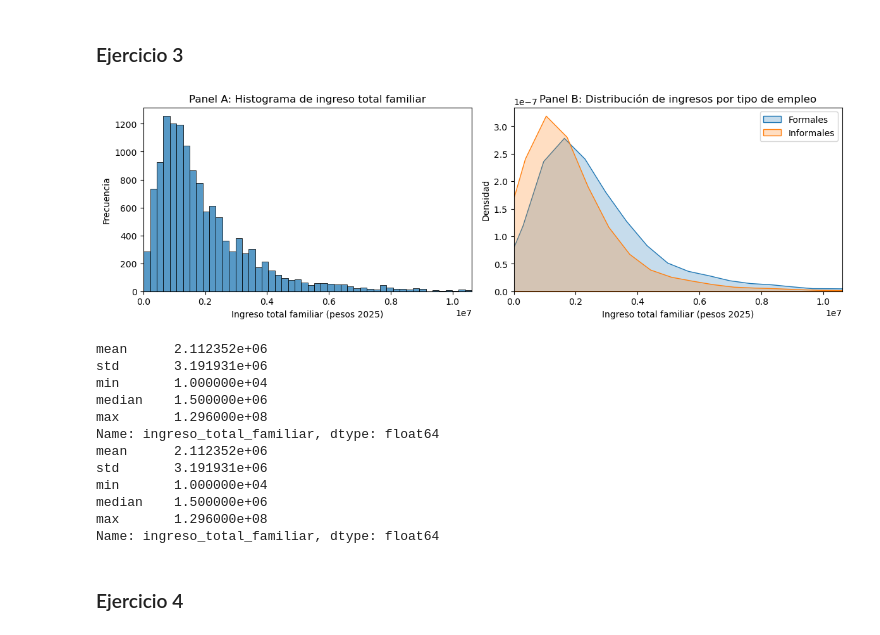
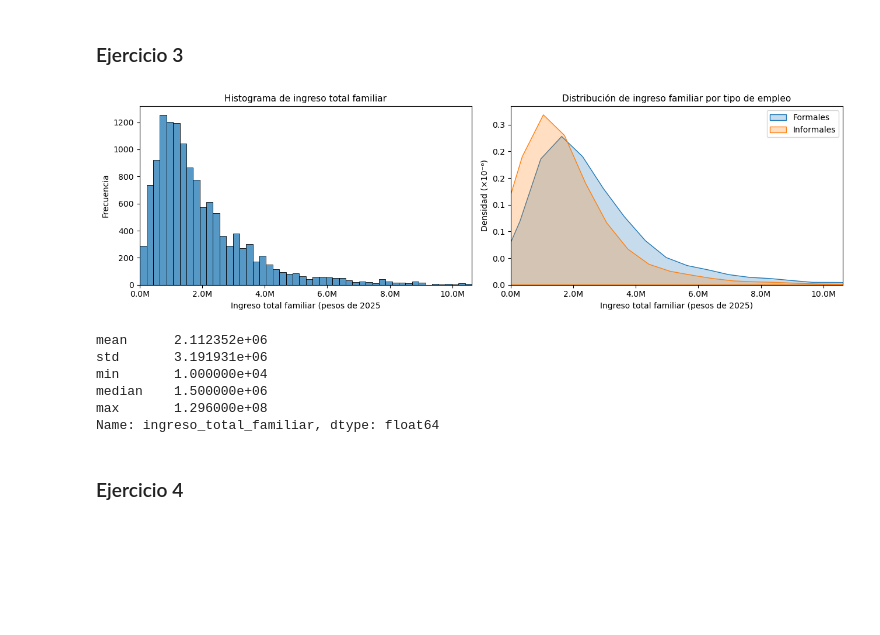
Before and after one commit to MariaFlorenciaPascale/E337_Grupo1, a Jupyter notebook: TP2/E337_Grupo1_TP2.ipynb, the cells around one changed output. Cells and saved outputs as stored; diff of their text form; code cells hidden in the pictures; blank space fills up the shorter version.

Commit message:
Cambios a limpieza de datos y Parte 1 ej 1

```diff
--- a/TP2/E337_Grupo1_TP2.ipynb
+++ b/TP2/E337_Grupo1_TP2.ipynb
@@ -429,66 +480,66 @@ Name: educ, dtype: float64
 
 factor = 1200
 
-# Creamos la variable
 df_eph_GBA['ingreso_total_familiar'] = np.where(
     df_eph_GBA['ANO4'] == 2005,
     df_eph_GBA['ITF'] * factor,
     df_eph_GBA['ITF']
 )
 df_eph_GBA.loc[df_eph_GBA['ingreso_total_familiar'] <= 0, 'ingreso_total_familiar'] = np.nan
 
-# Definimos limite (ahora sí existe la variable)
 limite = df_eph_GBA['ingreso_total_familiar'].quantile(0.99)
 
-# Armamos el histograma
-fig, axes = plt.subplots(1, 2, figsize=(12, 4))
+ocupados['ingreso_total_familiar'] = np.where(
+    ocupados['ANO4'] == 2005,
+    ocupados['ITF'] * factor,
+    ocupados['ITF']
+)
+ocupados.loc[ocupados['ingreso_total_familiar'] <= 0, 'ingreso_total_familiar'] = np.nan
 
-datos_histograma = df_eph_GBA['ingreso_total_familiar'].dropna()
-datos_histograma = datos_histograma[datos_histograma <= limite]
+fig, axes = plt.subplots(1, 2, figsize=(13, 4))
 
-sns.histplot(datos_histograma, ax=axes[0], bins=50)
-axes[0].set_title("Panel A: Histograma de ingreso total familiar")
-axes[0].set_xlabel("Ingreso total familiar (pesos 2025)")
+fmt_millones = mpl.ticker.FuncFormatter(lambda x, _: f'{x/1_000_000:.1f}M')
+
+#Histograma
+datos_hist = df_eph_GBA['ingreso_total_familiar'].dropna()
+datos_hist = datos_hist[datos_hist <= limite]
+
+sns.histplot(datos_hist, ax=axes[0], bins=50)
+axes[0].set_title("Histograma de ingreso total familiar", fontsize=11)
+axes[0].set_xlabel("Ingreso total familiar (pesos de 2025")
 axes[0].set_ylabel("Frecuencia")
 axes[0].set_xlim(0, limite)
+axes[0].xaxis.set_major_formatter(fmt_millones)
 
-# Kernel por formal/informal
-ocupados['ingreso_total_familiar'] = ocupados['ITF'].copy()
-ocupados.loc[ocupados['ANO4'] == 2005, 'ingreso_total_familiar'] = ocupados['ITF'] * factor
-ocupados.loc[ocupados['ingreso_total_familiar'] <= 0, 'ingreso_total_familiar'] = np.nan
-
+#Kernel
 formales   = ocupados[ocupados['informal'] == 0]['ingreso_total_familiar'].dropna()
 informales = ocupados[ocupados['informal'] == 1]['ingreso_total_familiar'].dropna()
 
 sns.kdeplot(formales,   fill=True, label='Formales',   ax=axes[1])
 sns.kdeplot(informales, fill=True, label='Informales', ax=axes[1])
-axes[1].set_title("Panel B: Distribución de ingresos por tipo de empleo")
-axes[1].set_xlabel("Ingreso total familiar (pesos 2025)")
-axes[1].set_ylabel("Densidad")
+axes[1].set_title("Distribución de ingreso familiar por tipo de empleo", fontsize=11)
+axes[1].set_xlabel("Ingreso total familiar (pesos de 2025)")
+axes[1].set_ylabel("Densidad (×10⁻⁶)")
 axes[1].set_xlim(0, limite)
+axes[1].xaxis.set_major_formatter(fmt_millones)
+axes[1].yaxis.set_major_formatter(
+    mpl.ticker.FuncFormatter(lambda y, _: f'{y*1_000_000:.1f}')
+)
 axes[1].legend()
 
 plt.tight_layout()
 plt.savefig('Histograma_Ingresos_y_DistKernel.png', bbox_inches='tight', dpi=300)
 plt.show()
 
-# Estadística descriptiva
 print(df_eph_GBA['ingreso_total_familiar'].agg(['mean', 'std', 'min', 'median', 'max']).round(2))
-print(df_eph_GBA['ingreso_total_familiar'].agg(['mean', 'std', 'min', 'median', 'max']).round(2))
 # %% [output]
-[figure, old version]
+[figure, new version]
 mean      2.112352e+06
 std       3.191931e+06
 min       1.000000e+04
 median    1.500000e+06
 max       1.296000e+08
 Name: ingreso_total_familiar, dtype: float64
-mean      2.112352e+06
-std       3.191931e+06
-min       1.000000e+04
-median    1.500000e+06
-max       1.296000e+08
-Name: ingreso_total_familiar, dtype: float64
 # %% [markdown]
 ### Ejercicio 4
 # %%
```
Also changed, not shown: parts of 7 cells of this notebook, 5 other files.
